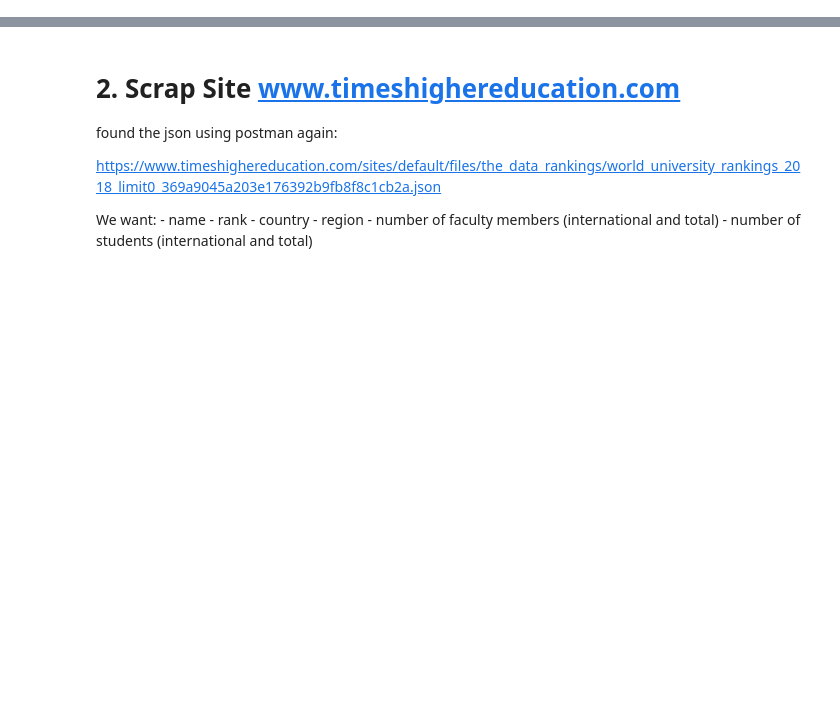
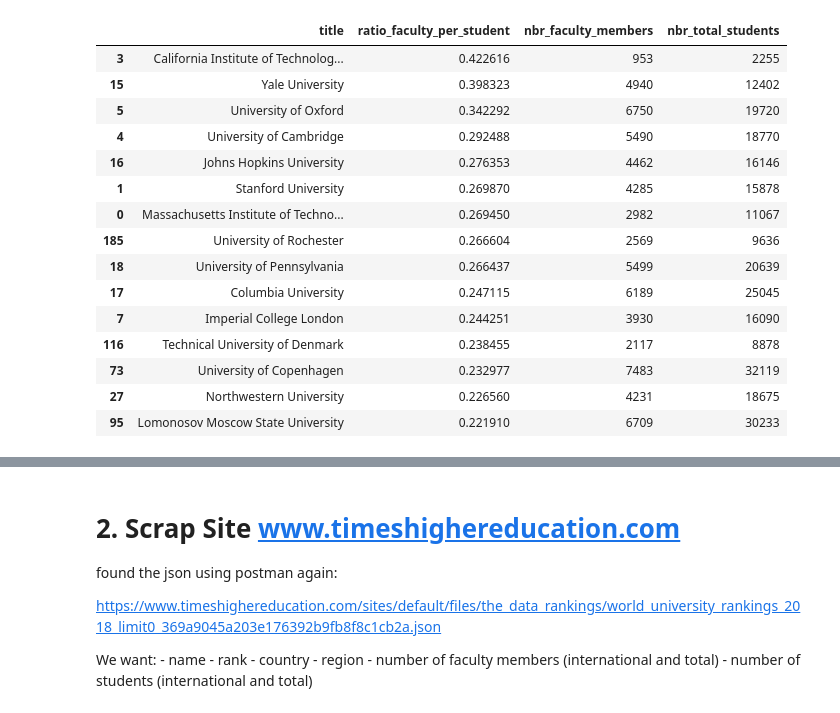
Before and after one commit to NicoBrun/ada2017, a Jupyter notebook: 02 - Data from the Web/Homework 2.ipynb, the cells around one changed output, grey strips where cells are left out. Saved outputs shown, nothing was run; the diff lists cells and outputs as text; code cells hidden in the pictures; blank space fills up the shorter version.

```diff
--- a/02 - Data from the Web/Homework 2.ipynb
+++ b/02 - Data from the Web/Homework 2.ipynb
@@ -96,0 +116,38 @@ df_top200_merged.head(10)
+# %%
+#helper function that compute the ratio of faculty member in function of students
+def percentFacAndStud (row):
+    return row['nbr_faculty_members']/row['nbr_total_students']
+#helper function that compute the ratio of international students in function of total students
+def percentInterAndStud (row):
+    return row['nbr_international_total_students']/row['nbr_total_students']
+
+
+#hard copy old DF and drop university that doesn't have the infromation required
+filteredDataFrame = fullDataFrameTopUni200.copy()[['title','nbr_faculty_members','nbr_international_faculty_members','nbr_total_students','nbr_international_total_students']].dropna()
+
+#create new row with the function percentFacAndStud to compute the ratio faculty member per student
+filteredDataFrame['ratio_faculty_per_student'] = filteredDataFrame.apply (lambda row: percentFacAndStud (row),axis=1)
+#create new row with the function percentInterAndStud to compute the ratio international students in function of total students
+filteredDataFrame['ratio_international_students'] = filteredDataFrame.apply (lambda row: percentInterAndStud (row),axis=1)
+
+#filter the result to answer question (a)
+resultDataFrame=filteredDataFrame[['title','ratio_faculty_per_student','nbr_faculty_members','nbr_total_students']]
+#return the head of the dataframe, sorted by best ratio faculty per student
+resultDataFrame.sort_values(by='ratio_faculty_per_student',ascending=False).head(15)
+# %% [output]
+|  | title | ratio_faculty_per_student | nbr_faculty_members | nbr_total_students |
+| 3 | California Institute of Technolog... | 0.422616 | 953 | 2255 |
+| 15 | Yale University | 0.398323 | 4940 | 12402 |
+| 5 | University of Oxford | 0.342292 | 6750 | 19720 |
+| 4 | University of Cambridge | 0.292488 | 5490 | 18770 |
+| 16 | Johns Hopkins University | 0.276353 | 4462 | 16146 |
+| 1 | Stanford University | 0.269870 | 4285 | 15878 |
+| 0 | Massachusetts Institute of Techno... | 0.269450 | 2982 | 11067 |
+| 185 | University of Rochester | 0.266604 | 2569 | 9636 |
+| 18 | University of Pennsylvania | 0.266437 | 5499 | 20639 |
+| 17 | Columbia University | 0.247115 | 6189 | 25045 |
+| 7 | Imperial College London | 0.244251 | 3930 | 16090 |
+| 116 | Technical University of Denmark | 0.238455 | 2117 | 8878 |
+| 73 | University of Copenhagen | 0.232977 | 7483 | 32119 |
+| 27 | Northwestern University | 0.226560 | 4231 | 18675 |
+| 95 | Lomonosov Moscow State University | 0.221910 | 6709 | 30233 |
```
Also changed, not shown: parts of 21 cells of this notebook.
